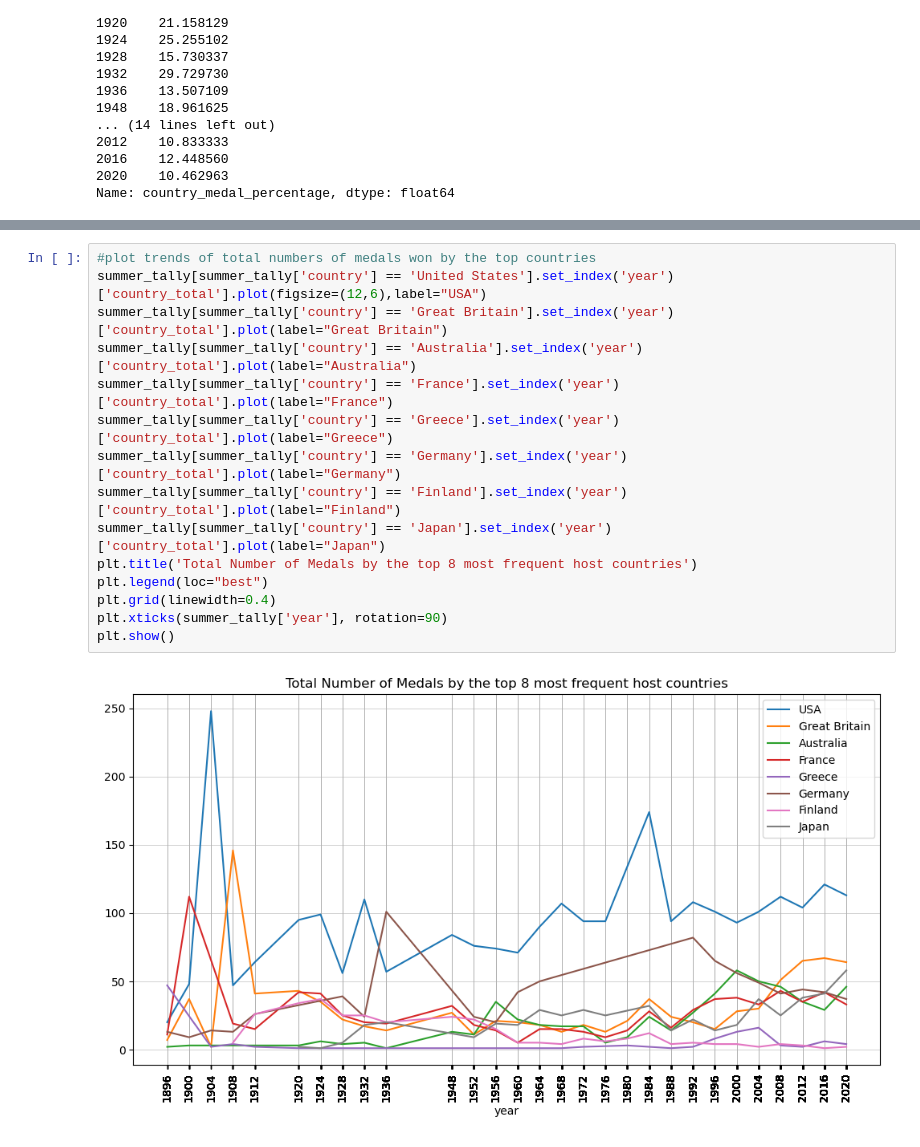
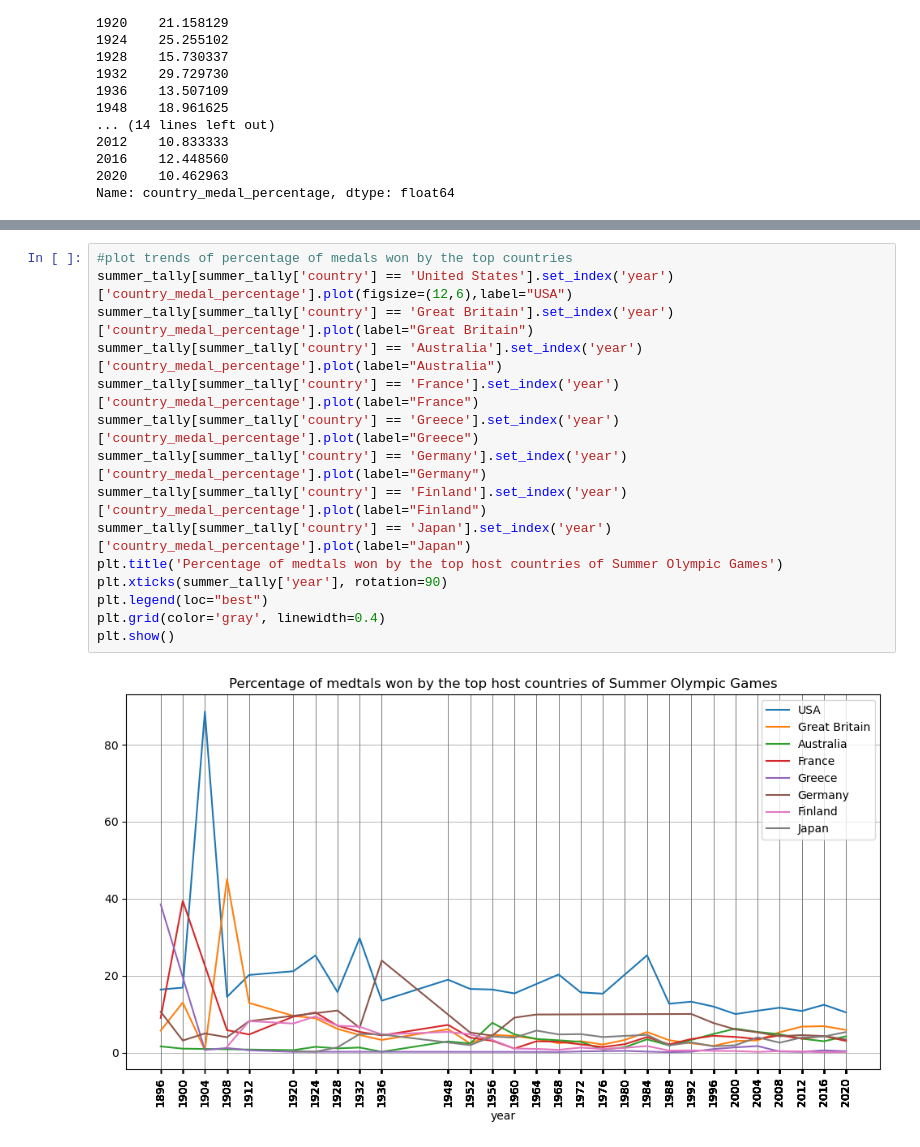
Before and after one commit to tristanpadiou/Group-Project-1, a Jupyter notebook: Olympics_Tally.ipynb, the cells around one changed output, grey strips where cells are left out. Cells and saved outputs as stored; diff of their text form.

Commit message:
updated jupyter notebook file including all the images

```diff
--- a/Olympics_Tally.ipynb
+++ b/Olympics_Tally.ipynb
@@ -294,17 +460,17 @@ top_summer_hosts_tally.head(50)
 # %%
-#plot trends of total numbers of medals won by the top countries
-summer_tally[summer_tally['country'] == 'United States'].set_index('year')['country_total'].plot(figsize=(12,6),label="USA")
-summer_tally[summer_tally['country'] == 'Great Britain'].set_index('year')['country_total'].plot(label="Great Britain")
-summer_tally[summer_tally['country'] == 'Australia'].set_index('year')['country_total'].plot(label="Australia")
-summer_tally[summer_tally['country'] == 'France'].set_index('year')['country_total'].plot(label="France")
-summer_tally[summer_tally['country'] == 'Greece'].set_index('year')['country_total'].plot(label="Greece")
-summer_tally[summer_tally['country'] == 'Germany'].set_index('year')['country_total'].plot(label="Germany")
-summer_tally[summer_tally['country'] == 'Finland'].set_index('year')['country_total'].plot(label="Finland")
-summer_tally[summer_tally['country'] == 'Japan'].set_index('year')['country_total'].plot(label="Japan")
-plt.title('Total Number of Medals by the top 8 most frequent host countries')
+#plot trends of percentage of medals won by the top countries
+summer_tally[summer_tally['country'] == 'United States'].set_index('year')['country_medal_percentage'].plot(figsize=(12,6),label="USA")
+summer_tally[summer_tally['country'] == 'Great Britain'].set_index('year')['country_medal_percentage'].plot(label="Great Britain")
+summer_tally[summer_tally['country'] == 'Australia'].set_index('year')['country_medal_percentage'].plot(label="Australia")
+summer_tally[summer_tally['country'] == 'France'].set_index('year')['country_medal_percentage'].plot(label="France")
+summer_tally[summer_tally['country'] == 'Greece'].set_index('year')['country_medal_percentage'].plot(label="Greece")
+summer_tally[summer_tally['country'] == 'Germany'].set_index('year')['country_medal_percentage'].plot(label="Germany")
+summer_tally[summer_tally['country'] == 'Finland'].set_index('year')['country_medal_percentage'].plot(label="Finland")
+summer_tally[summer_tally['country'] == 'Japan'].set_index('year')['country_medal_percentage'].plot(label="Japan")
+plt.title('Percentage of medtals won by the top host countries of Summer Olympic Games')
+plt.xticks(summer_tally['year'], rotation=90)
 plt.legend(loc="best")
-plt.grid(linewidth=0.4)
-plt.xticks(summer_tally['year'], rotation=90)
+plt.grid(color='gray', linewidth=0.4)
 plt.show()
 # %% [output]
-[figure, old version]
+[figure, new version]
```
Also changed, not shown: parts of 15 cells of this notebook, 6 other files.
